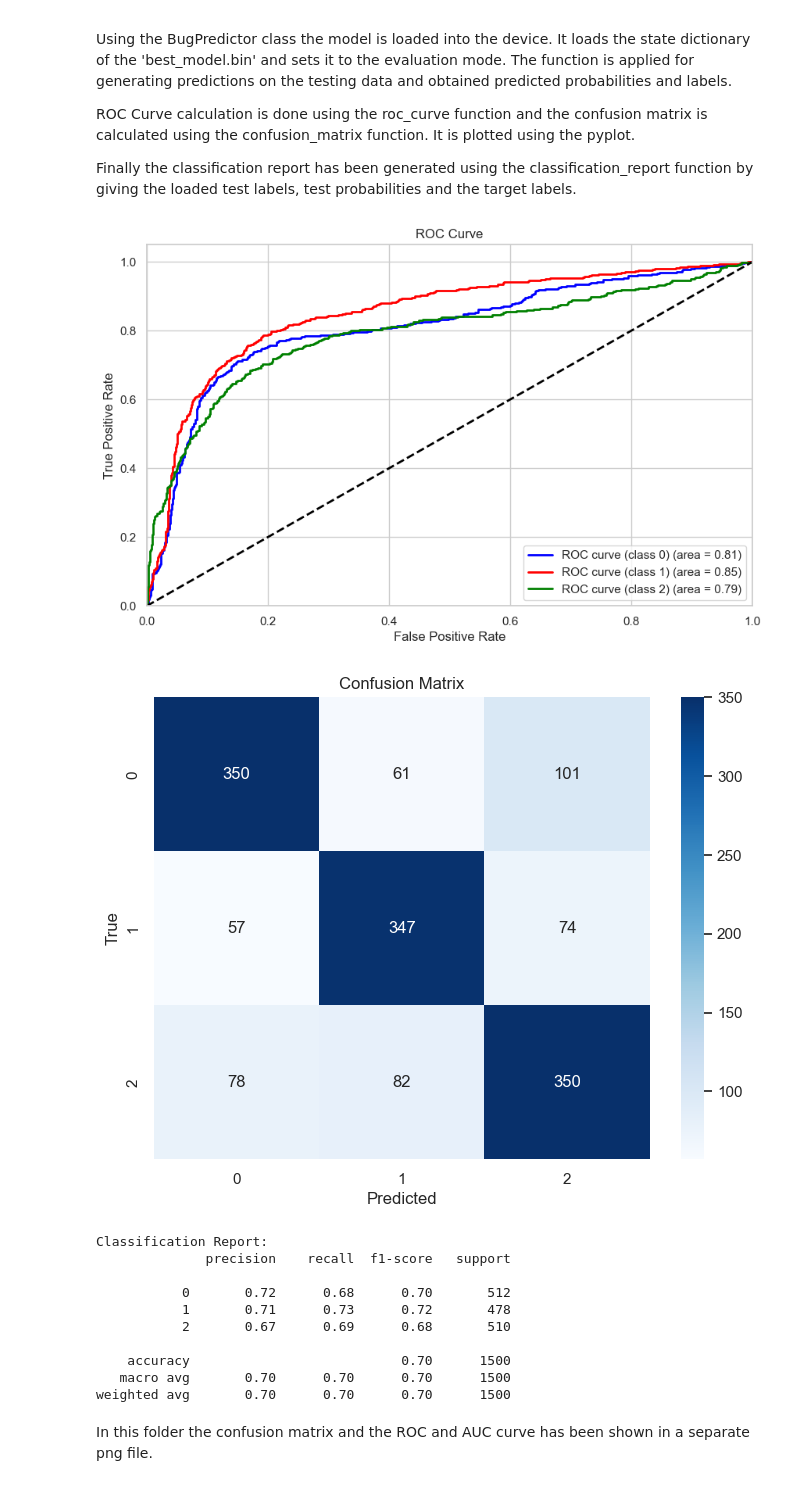
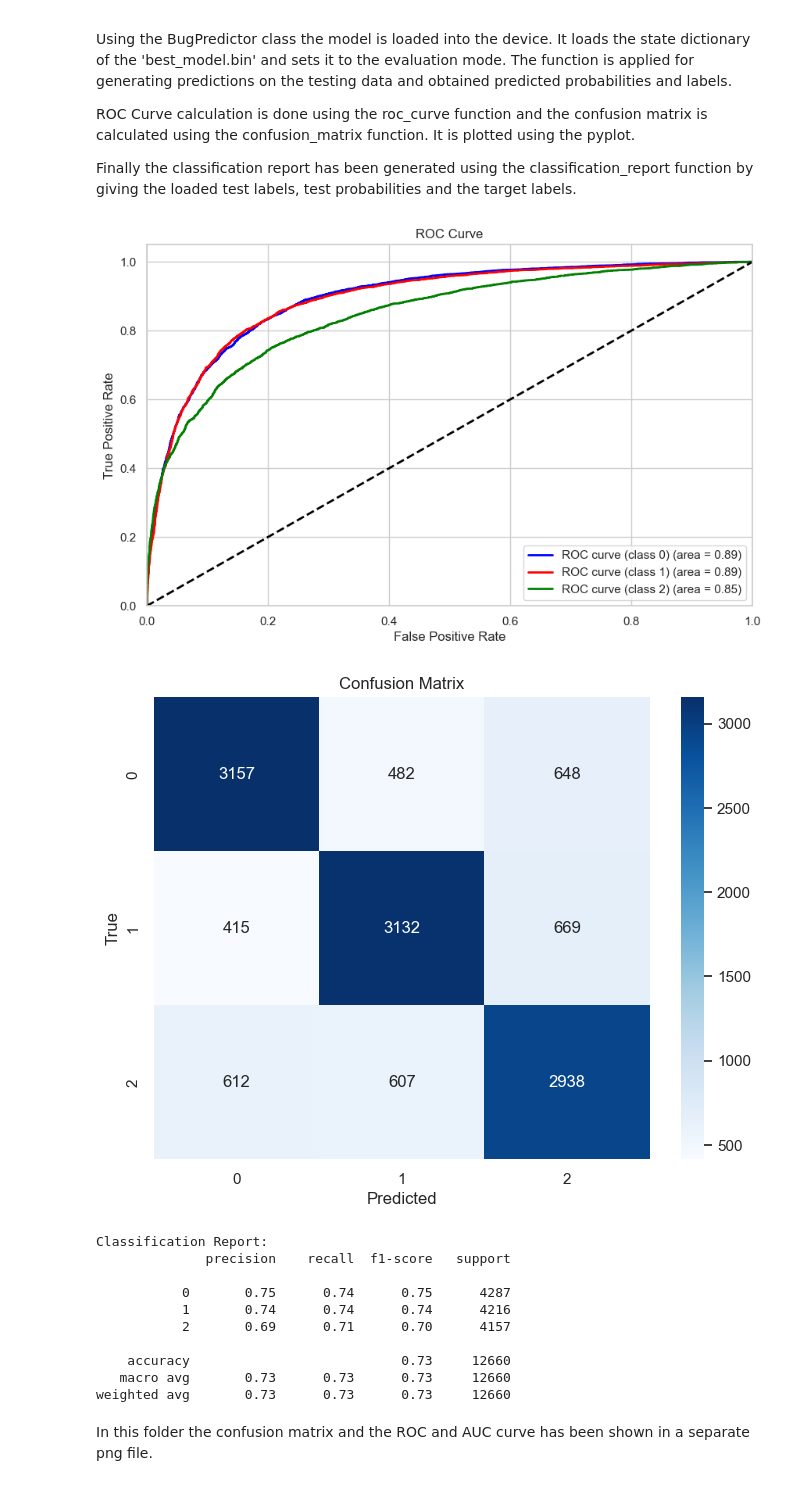
Before and after one commit to Nazia-Karim-Khan-Oishee/GitHub-Issue-Taxonomy, a Jupyter notebook: Code/notebook/model_training.ipynb, the cells around one changed output. Cells and saved outputs as stored; diff of their text form; code cells hidden in the pictures.

```diff
--- a/Code/notebook/model_training.ipynb
+++ b/Code/notebook/model_training.ipynb
@@ -165,8 +163,8 @@ This is a configuration class for using BERT model.
 # %%
 class config:
     MAX_LEN = 128
-    TRAIN_BATCH_SIZE = 8
-    VALID_BATCH_SIZE = 8
+    TRAIN_BATCH_SIZE = 12
+    VALID_BATCH_SIZE = 12
     EPOCHS = 10
     BERT_PATH = "bert-base-uncased"
     MODEL_PATH = "bert-base-uncased/pytorch_model.bin"
@@ -306,7 +298,7 @@ class BugPredictor(nn.Module):
     def __init__(self, n_classes):
         super(BugPredictor, self).__init__()
         self.bert_model = BertModel.from_pretrained("bert-base-uncased")
-        self.dropout = nn.Dropout(p=0.0)
+        self.dropout = nn.Dropout(p=0.2)
         self.out = nn.Linear(self.bert_model.config.hidden_size, n_classes)
 
     def forward(self, input_ids, attention_mask):
@@ -577,6 +552,7 @@ Finally the classification report has been generated using the classification_re
 # %%
 from sklearn.metrics import roc_curve, auc, confusion_matrix, classification_report
 import matplotlib.pyplot as plt
+import seaborn as sns
 bug_predictor_model.eval()
 
 def predict_prob_labels(model, data_loader, device):
@@ -588,7 +564,6 @@ def predict_prob_labels(model, data_loader, device):
             input_ids = d['input_ids'].to(device)
             attention_mask = d['attention_mask'].to(device)
             targets = d['label'].to(device)
-
             outputs = model(input_ids=input_ids, attention_mask=attention_mask)
             _, preds = torch.max(outputs, dim=1)
 
@@ -597,63 +572,59 @@ def predict_prob_labels(model, data_loader, device):
 
     return np.array(all_probs), np.array(all_labels)
 
-# test_probs, test_labels = predict_prob_labels(bug_predictor_model, testing_data_loader, device)
-loaded_model = BugPredictor(len(class_names)).to(device)
-loaded_model.load_state_dict(torch.load('best_model.bin', map_location=device))
-loaded_model.eval()
+test_probs, test_labels = predict_prob_labels(bug_predictor_model, testing_data_loader, device)
 
-loaded_test_probs, loaded_test_labels = predict_prob_labels(loaded_model, testing_data_loader, device)
 
-# ROC Curve
 fpr = dict()
 tpr = dict()
 roc_auc = dict()
 
 for i in range(len(class_names)):
-    fpr[i], tpr[i], _ = roc_curve((loaded_test_labels == i).astype(int), loaded_test_probs[:, i])
+    fpr[i], tpr[i], _ = roc_curve((test_labels == i).astype(int), test_probs[:, i])
     roc_auc[i] = auc(fpr[i], tpr[i])
 
-# Plot ROC curves
+
 plt.figure(figsize=(10, 6))
 colors = ['blue', 'red', 'green']
 
 for i in range(len(class_names)):
     plt.plot(fpr[i], tpr[i], color=colors[i], lw=2, label='ROC curve (class {0}) (area = {1:0.2f})'.format(i, roc_auc[i]))
 
 plt.plot([0, 1], [0, 1], color='black', lw=2, linestyle='--')
 plt.xlim([0.0, 1.0])
 plt.ylim([0.0, 1.05])
 plt.xlabel('False Positive Rate')
 plt.ylabel('True Positive Rate')
 plt.title('ROC Curve')
 plt.legend(loc='lower right')
 plt.show()
 
-# Confusion Matrix
-conf_mat = confusion_matrix(loaded_test_labels, np.argmax(loaded_test_probs, axis=1))
 
-# Plot the confusion matrix
+conf_mat = confusion_matrix(test_labels, np.argmax(test_probs, axis=1))
+
+
 plt.figure(figsize=(8, 6))
 sns.heatmap(conf_mat, annot=True, fmt='d', cmap='Blues', xticklabels=class_names, yticklabels=class_names)
 plt.title('Confusion Matrix')
 plt.xlabel('Predicted')
 plt.ylabel('True')
 plt.show()
 
+
 print("Classification Report:")
-print(classification_report(loaded_test_labels, np.argmax(loaded_test_probs, axis=1), target_names=[str(c) for c in class_names]))
+print(classification_report(test_labels, np.argmax(test_probs, axis=1), target_names=[str(c) for c in class_names]))
 # %% [output]
-[figure, old version]
+[figure, new version]
-[figure, old version]
+[figure, new version]
 Classification Report:
               precision    recall  f1-score   support
 
-           0       0.72      0.68      0.70       512
-           1       0.71      0.73      0.72       478
-           2       0.67      0.69      0.68       510
+           0       0.75      0.74      0.75      4287
+           1       0.74      0.74      0.74      4216
+           2       0.69      0.71      0.70      4157
 
-    accuracy                           0.70      1500
-   macro avg       0.70      0.70      0.70      1500
-weighted avg       0.70      0.70      0.70      1500
+    accuracy                           0.73     12660
+   macro avg       0.73      0.73      0.73     12660
+weighted avg       0.73      0.73      0.73     12660
 # %% [markdown]
 In this folder the confusion matrix and the ROC and AUC curve has been shown in a separate png file.
```
Also changed, not shown: parts of 11 cells of this notebook, 6 other files.
